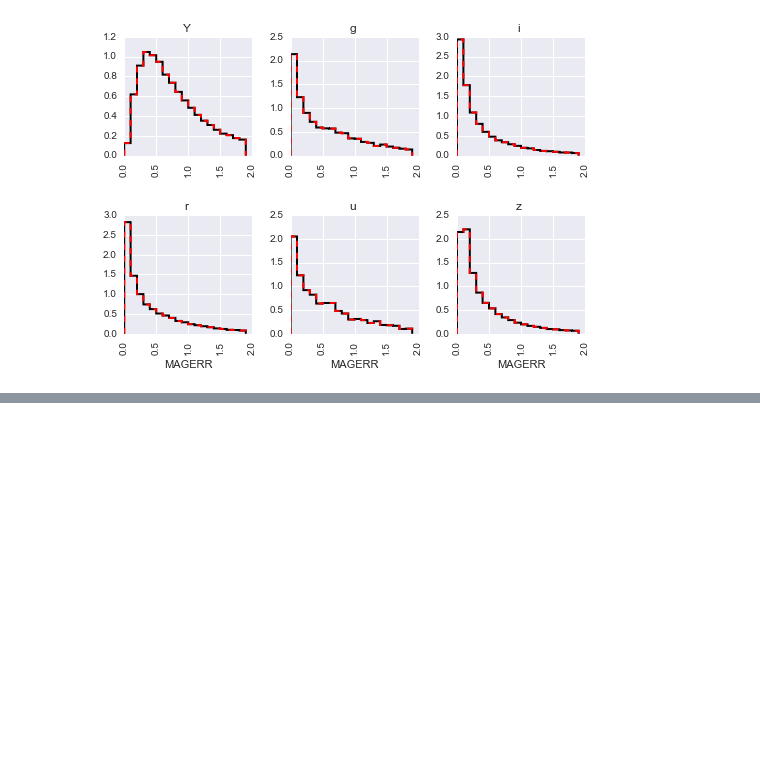
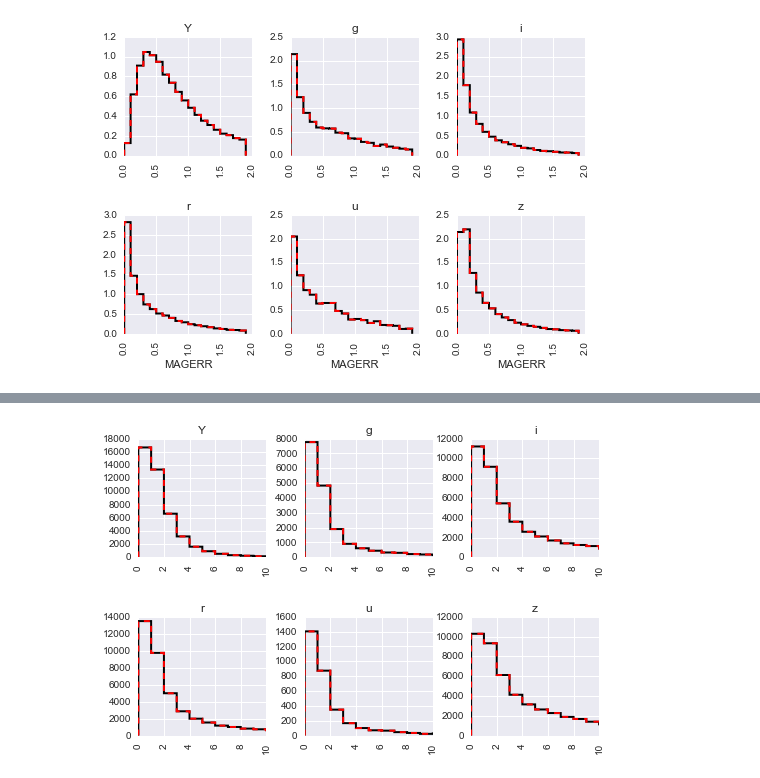
Before and after one commit to rbiswas4/DataQualityChar, a Jupyter notebook: examples/CheckingDataSims.ipynb, the cells around one changed output, grey strips where cells are left out. Saved outputs shown, nothing was run; the diff lists cells and outputs as text; code cells hidden in the pictures; blank space fills up the shorter version.

Commit message:
Added SNR plots. 	modified:   CheckingDataSims.ipynb

```diff
--- a/examples/CheckingDataSims.ipynb
+++ b/examples/CheckingDataSims.ipynb
@@ -82,9 +82,13 @@ sns.jointplot(head1.SIM_SALT2c, head1.SIM_SALT2mB - head1.SIM_DLMU, kind='kde')
 fname = os.path.join(oldDir, 'LSST_Ia_PHOT.FITS')
 data = Table.read(fname)
 phot1 = data.to_pandas()
+phot1.FLT = phot1.FLT.apply(lambda x: x.strip())
+phot1 = phot1.query('FLT != "-"')
 fname = os.path.join(newDir, 'LSST_Ia_PHOT.FITS')
 data = Table.read(fname)
 phot2 = data.to_pandas()
+phot2.FLT = phot2.FLT.apply(lambda x: x.strip())
+phot2 = phot2.query('FLT != "-"')
 # %%
 fig, ax = plt.subplots(2, 3)
 _ = phot1.query('MAG > 15 and MAG < 50').hist('MAG', by='FLT', bins=np.arange(18, 40, 2), ax=ax,
@@ -152,0 +159,16 @@ for axs in ax[-1]:
+# %%
+phot1['SNR'] = phot1['FLUXCAL'] / phot1['FLUXCALERR']
+phot2['SNR'] = phot2['FLUXCAL'] / phot2['FLUXCALERR']
+# %%
+fig, ax = plt.subplots(2, 3)
+_ = phot1.query('SNR >=0.').hist('SNR', by='FLT', ax=ax,
+                             **{'histtype':'step', 'lw':2, 'color':'k', 'alpha':1., 'bins':np.arange(0., 50., 1)})
+_ = phot2.query('SNR >=0.').hist('SNR', by='FLT', ax=ax,
+                             **{'histtype':'step', 'lw':2, 'color':'r', 'ls':'dashed',
+                                'alpha':1., 'bins':np.arange(0., 50., 1)})
+
+for axs in ax:
+    for axl in axs:
+        _ = axl.set_xlim(0., 10.)
+# %% [output]
+[figure, added]
```
Also changed, not shown: parts of 2 cells of this notebook.
